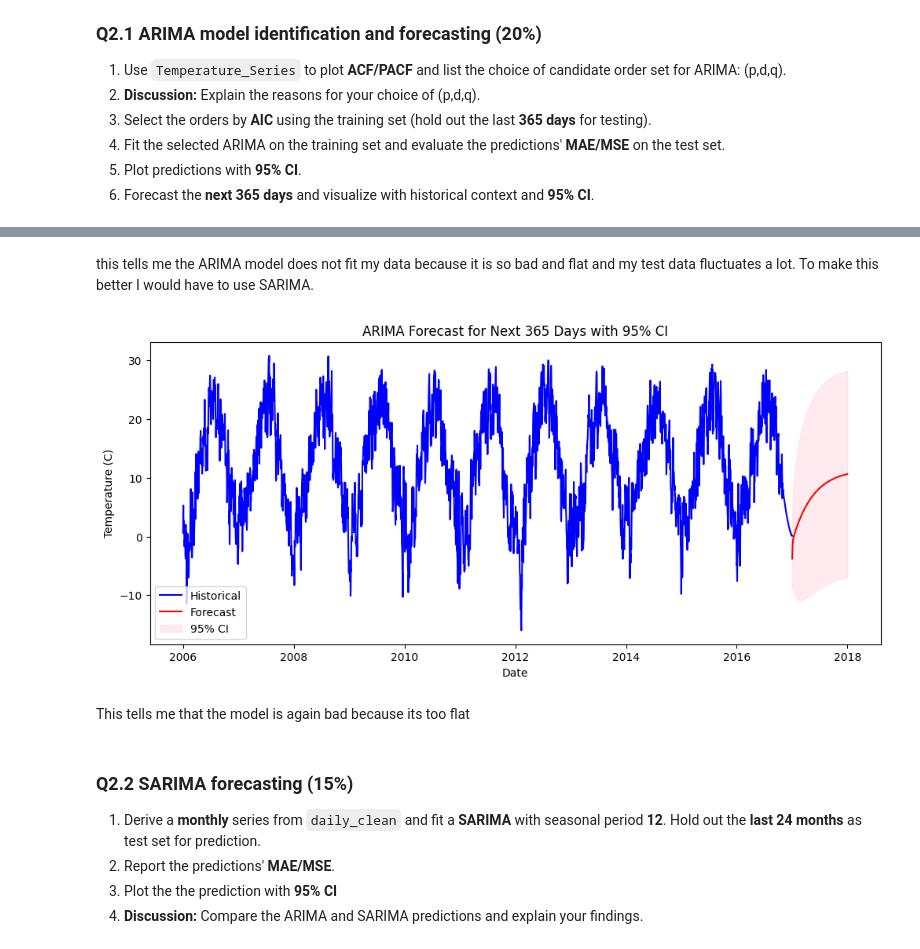
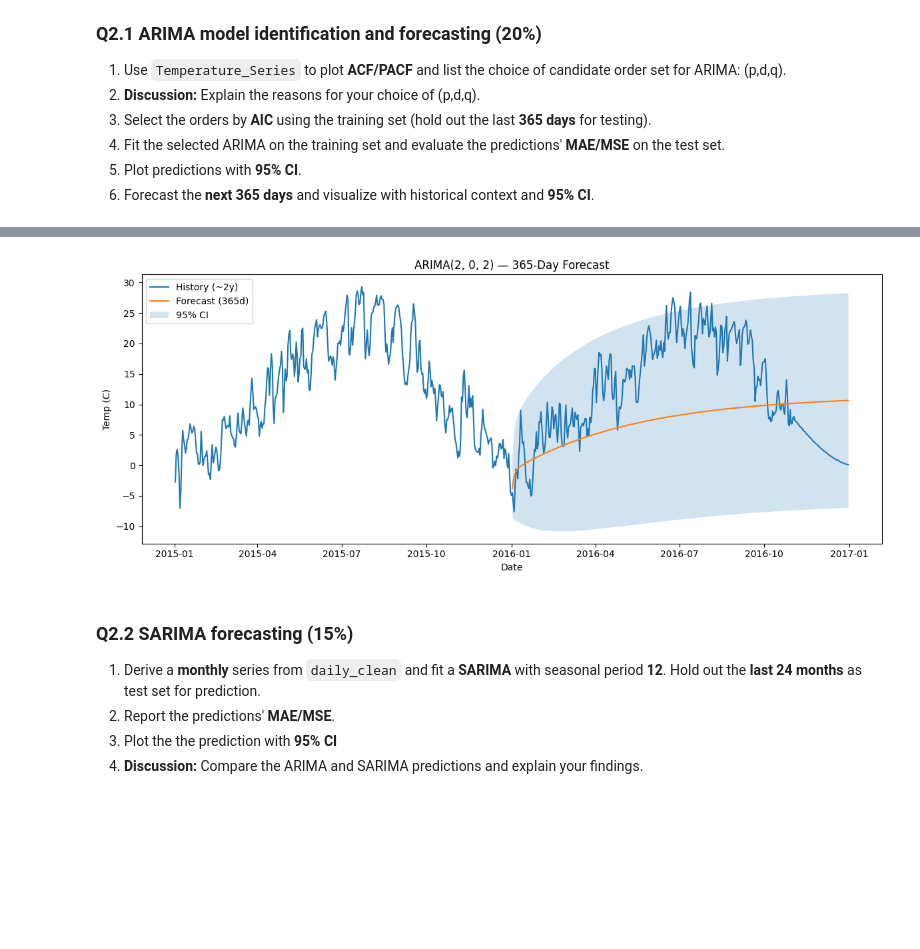
Before and after one commit to AdamDunn1437/4010_A1, a Jupyter notebook: Assignment1.ipynb, the cells around one changed output, grey strips where cells are left out. Saved outputs shown, nothing was run; the diff lists cells and outputs as text; code cells hidden in the pictures; blank space fills up the shorter version.

```diff
--- a/Assignment1.ipynb
+++ b/Assignment1.ipynb
@@ -126,3 +117,4 @@ data_lti[["Temperature (C)", "Pressure (millibars)", "Humidity"]] = \
 # %%
-daily_clean=data_lti.copy()
+# Answer to Q1.2.3
+daily_clean = df_interp.copy()
 # %% [markdown]
@@ -140,7 +138,9 @@ daily_clean=data_lti.copy()
 5. **Discussion:** Explain the reason for your choice of differencing technique for each series.
 6. **Discussion:** Would you difference a series that is already stationary by ADF? When might that still help?
 # %%
-#extract univariate series'
-temp_series=daily_clean['Temperature (C)']
-press_series=daily_clean['Pressure (millibars)']
+# Answer to Q1.3.1
+
+# Extract the two series from the cleaned dataset
+Temperature_Series = daily_clean['Temperature (C)']
+Pressure_Series = daily_clean['Pressure (millibars)']
 # %%
@@ -373,37 +342,23 @@ plt.show()
-# %% [markdown]
-this tells me the ARIMA model does not fit my data because it is so bad and flat and my test data fluctuates a lot. To make this better I would have to use SARIMA.
 # %%
-#predict next year values
-future_forecast = model_fit.get_forecast(steps=365)
-forecast_mean = future_forecast.predicted_mean
-forecast_ci = future_forecast.conf_int(alpha=0.05)
+# Answer to Q2.1.6
 
-#create future dates starting one day after last observation in data
-future_dates = pd.date_range(start=temp_series.index[-1] + pd.Timedelta(days=1),
-                             periods=365, freq='D')
+fc = res.get_forecast(steps=365)
+fc_mean = fc.predicted_mean
+fc_ci = fc.conf_int()
 
-#reassign forecast index
-forecast_mean.index = future_dates
-forecast_ci.index = future_dates
+fc_lower = np.asarray(fc_ci.iloc[:,0], dtype=float)
+fc_upper = np.asarray(fc_ci.iloc[:,1], dtype=float)
 
-#plot historical and preidcted
 plt.figure(figsize=(12,5))
-plt.plot(temp_series.index, temp_series, label='Historical', color='blue')
-plt.plot(future_dates, forecast_mean, label='Forecast', color='red')
-plt.fill_between(future_dates,
-                 forecast_ci.iloc[:,0],
-                 forecast_ci.iloc[:,1],
-                 color='pink', alpha=0.3, label='95% CI')
-
-plt.title("ARIMA Forecast for Next 365 Days with 95% CI")
-plt.xlabel("Date")
-plt.ylabel("Temperature (C)")
-plt.legend()
-plt.show()
+hist_tail = Temperature_Series.iloc[-730:]
+plt.plot(hist_tail.index, hist_tail, label='History (~2y)')
+plt.plot(fc_mean.index, fc_mean, label='Forecast (365d)')
+plt.fill_between(fc_mean.index, fc_lower, fc_upper, alpha=0.2, label='95% CI')
+plt.title(f"ARIMA{best_order} — 365-Day Forecast")
+plt.xlabel("Date"); plt.ylabel("Temp (C)")
+plt.legend(); plt.tight_layout(); plt.show()
 # %% [output]
-[figure, old version]
+[figure, new version]
-# %% [markdown]
-This tells me that the model is again bad because its too flat
 # %% [markdown]
 ### Q2.2 SARIMA forecasting (15%)
 
```
Also changed, not shown: parts of 37 cells of this notebook.
